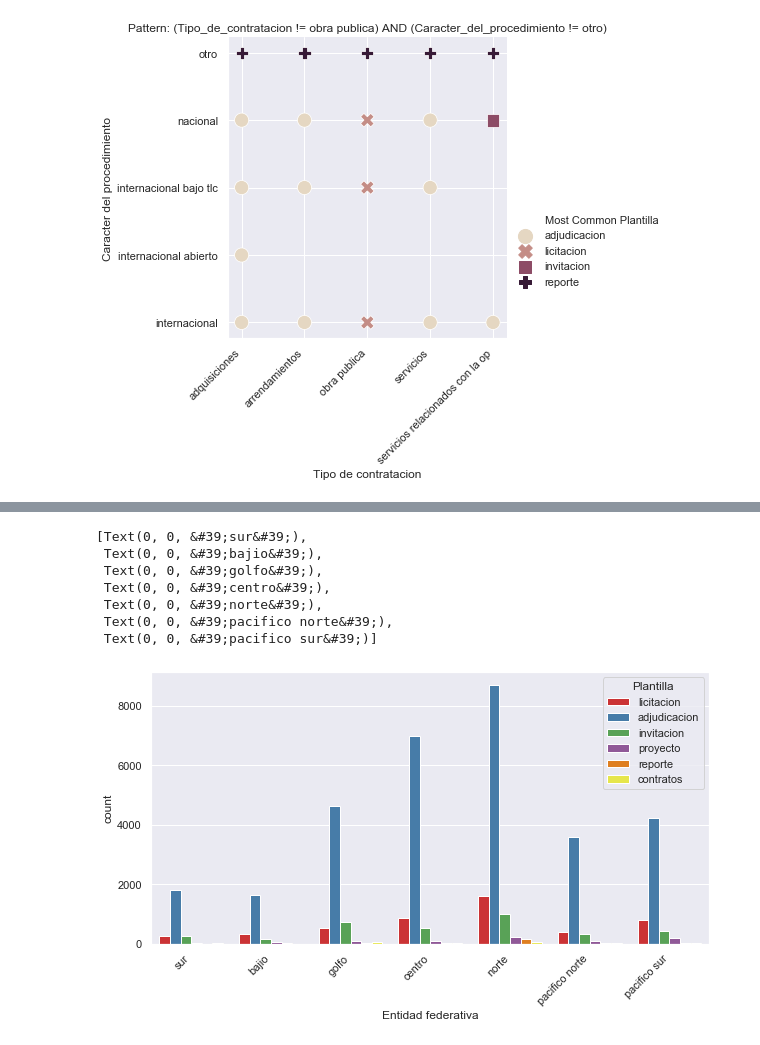
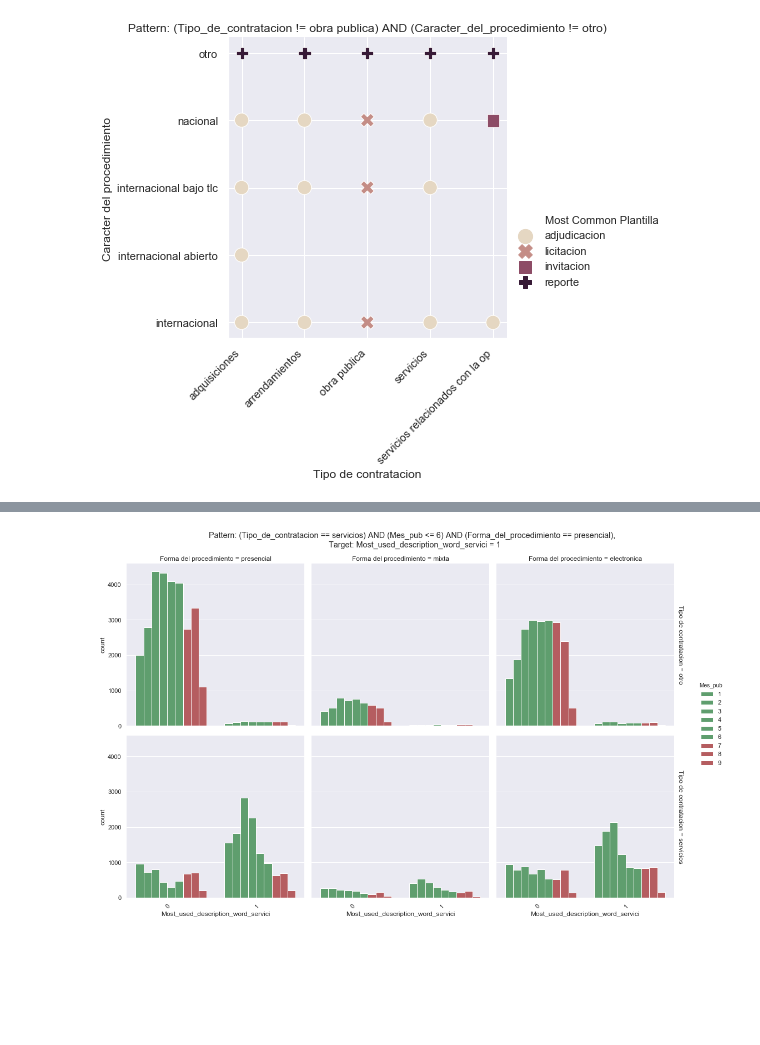
Before and after one commit to ML-Group-Col/Exped_Visualizations, a Jupyter notebook: visuals_michael.ipynb, the cells around one changed output, grey strips where cells are left out. Saved outputs shown, nothing was run; the diff lists cells and outputs as text; code cells hidden in the pictures; blank space fills up the shorter version.

```diff
--- a/visuals_michael.ipynb
+++ b/visuals_michael.ipynb
@@ -148,2 +231,2 @@ plt.show()
 # %%
-db[(db['Most_used_description_word_material'] == 0) & (db['Most_used_UC_word_gyr'] == 0) & (db['Articulo'] != 42) & (db['Tipo de contratacion'] != 'servicios') ]
+db['Tipo de contratacion'][(db['Tipo de contratacion'] != 'servicios')] = 'otro'
@@ -177,18 +233,25 @@ chart.set_xticklabels( rotation=45, horizontalalignment='right')
-# %%
-plt.figure(figsize=(10,5))
-chart = sns.countplot(
-    data=db,
-    x='Entidad federativa',
-    hue = 'Plantilla',
-    palette='Set1'
-)
-chart.set_xticklabels(chart.get_xticklabels(), rotation=45, horizontalalignment='right')
-# %% [output]
-[Text(0, 0, &#39;sur&#39;),
- Text(0, 0, &#39;bajio&#39;),
- Text(0, 0, &#39;golfo&#39;),
- Text(0, 0, &#39;centro&#39;),
- Text(0, 0, &#39;norte&#39;),
- Text(0, 0, &#39;pacifico norte&#39;),
- Text(0, 0, &#39;pacifico sur&#39;)]
-[figure, removed]
+# %%
+#Plotting 1 item
+sns.set(rc={'figure.figsize':(20,11)})
+pattern_title = "(Tipo_de_contratacion == servicios) AND (Mes_pub <= 6) AND (Forma_del_procedimiento == presencial)"
+target = 'Most_used_description_word_servici'
+target_val = '1'
+chart = sns.catplot(
+    data=db,
+    x='Most_used_description_word_servici',
+    row='Tipo de contratacion',
+    col='Forma del procedimiento',
+    margin_titles  = True,
+    hue='Mes_pub',
+    palette=['g','g','g','g','g','g','r','r','r'],
+    kind='count'
+    )
+chart.set_xticklabels( rotation=45, horizontalalignment='right')
+(chart.set_axis_labels(target)
+.set_titles("{col_name} {col_var}")
+.despine(left=True))
+plt.subplots_adjust(top=0.9)
+chart.fig.suptitle(f'Pattern: {pattern_title}, \n Target: {target} = {target_val}')
+plt.show()
+# %% [output]
+[figure, added]
```
Also changed, not shown: parts of 14 cells of this notebook.
